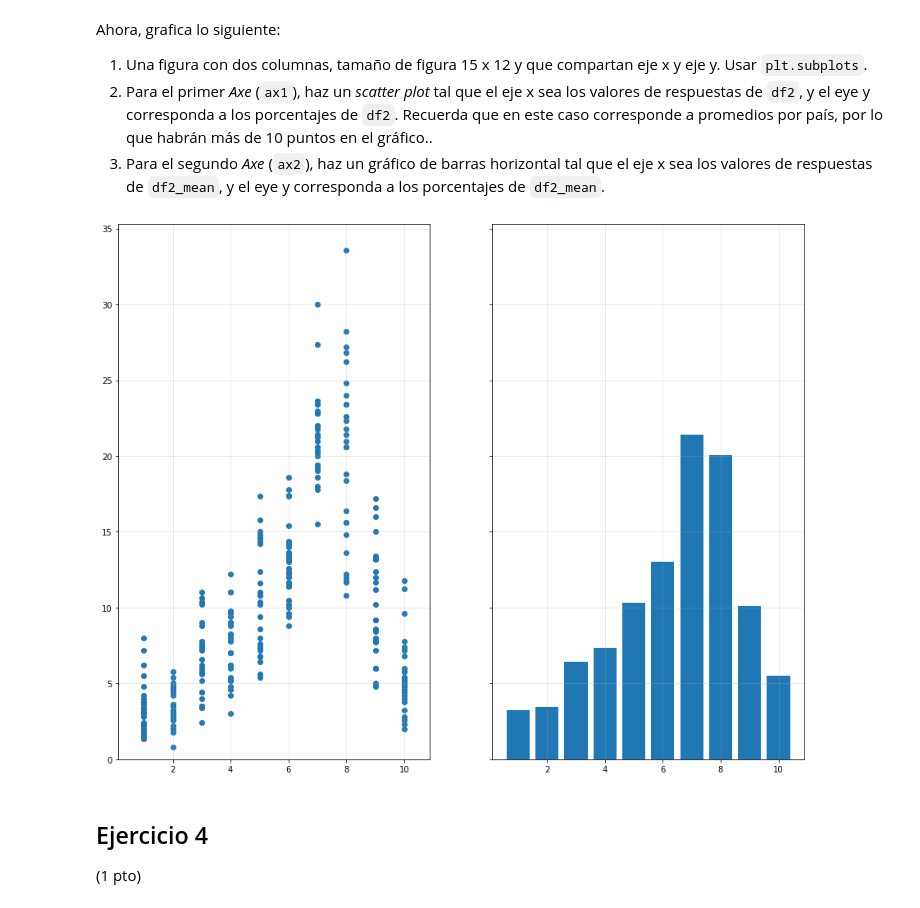
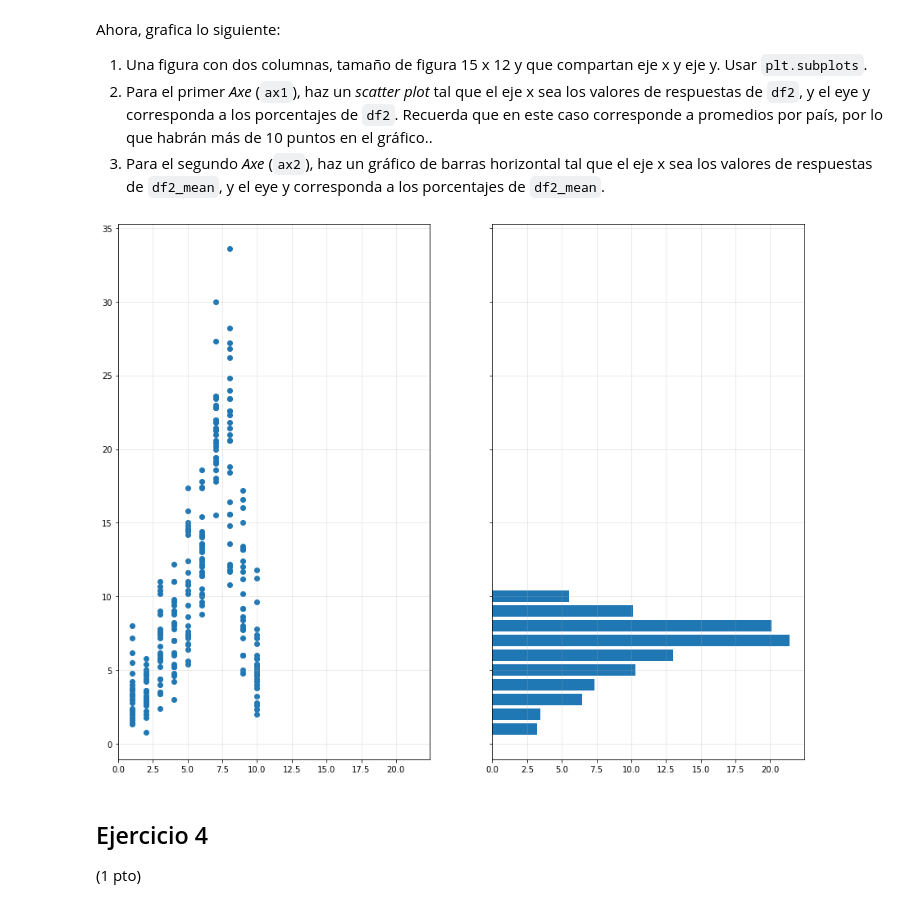
Before and after one commit to SVegasEltit/mat281_portfolio, a Jupyter notebook: labs/lab05.ipynb, the cells around one changed output. Saved outputs shown, nothing was run; the diff lists cells and outputs as text; code cells hidden in the pictures.

```diff
--- a/labs/lab05.ipynb
+++ b/labs/lab05.ipynb
@@ -261,22 +261,22 @@ Ahora, grafica lo siguiente:
 # %%
 x = df2["answer"]
 y = df2["percentage_mean"]
 
 x_mean = df2_mean["answer"]
 y_mean = df2_mean["percentage_mean"]
 
 
 fig, (ax1, ax2) = plt.subplots(ncols=2 , figsize=(15, 12), sharex=True, sharey=True)
 
 ax1.scatter(x,y)
 ax1.grid(alpha=0.3)
 
-ax2.bar(x_mean,y_mean)
+ax2.barh(x_mean,y_mean)
 ax2.grid(alpha=0.3)
 
 plt.show()
 # %% [output]
-[figure, old version]
+[figure, new version]
 # %% [markdown]
 ## Ejercicio 4
 
```
Also changed, not shown: parts of 1 cell of this notebook.
